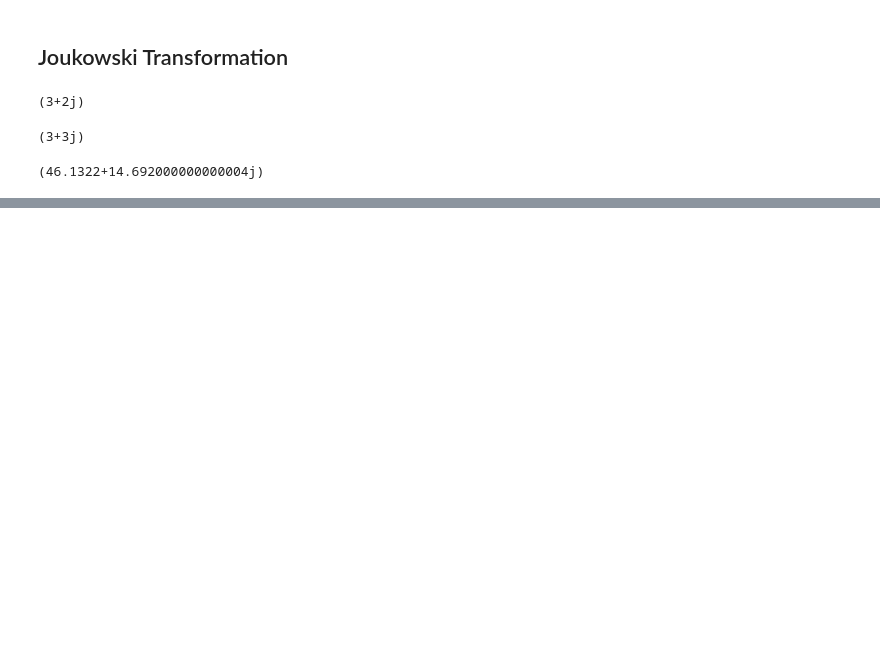
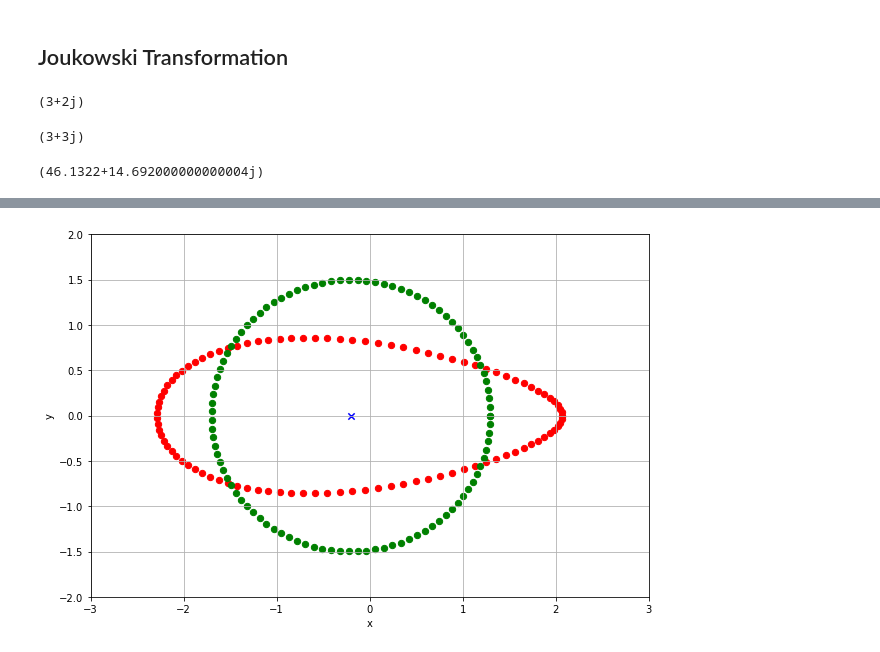
Before and after one commit to asabbagha/MAE6226, a Jupyter notebook: Assignment2.ipynb, the cells around one changed output, grey strips where cells are left out. Cells and saved outputs as stored; diff of their text form; code cells hidden in the pictures; blank space fills up the shorter version.

```diff
--- a/Assignment2.ipynb
+++ b/Assignment2.ipynb
@@ -54,0 +64,27 @@ pyplot.scatter(x_circle, y_circle, color='r', s=40, marker='o');
+# %%
+#plot circle 2
+r2 = 1.2
+c2 = 1
+x_offset2 = c2 - r2
+y_offset2 = 0
+x_circle2 = r*numpy.cos(theta) + x_offset2
+y_circle2 = r*numpy.sin(theta) + y_offset2
+z2 = E2 = numpy.zeros(x_circle2.shape)
+z2 = x_circle2 + y_circle2*1j
+
+#Joukowski transform
+E2 = z2 + (c2**2)/z2
+# %%
+width = 10
+height = (y_end - y_start) / (x_end - x_start) * width
+pyplot.figure(figsize=(width, height))
+pyplot.grid(True)
+pyplot.xlabel('x')
+pyplot.ylabel('y')
+pyplot.xlim(x_start, x_end)
+pyplot.ylim(y_start, y_end)
+pyplot.scatter(E2.real, E2.imag, color='r', s=40, marker='o');
+pyplot.scatter(z2.real, z2.imag, color='g', s=40, marker='o');
+pyplot.scatter(x_offset2, y_offset2, color='b', s=40, marker='x');
+# %% [output]
+[figure, added]
```
Also changed, not shown: parts of 9 cells of this notebook.
